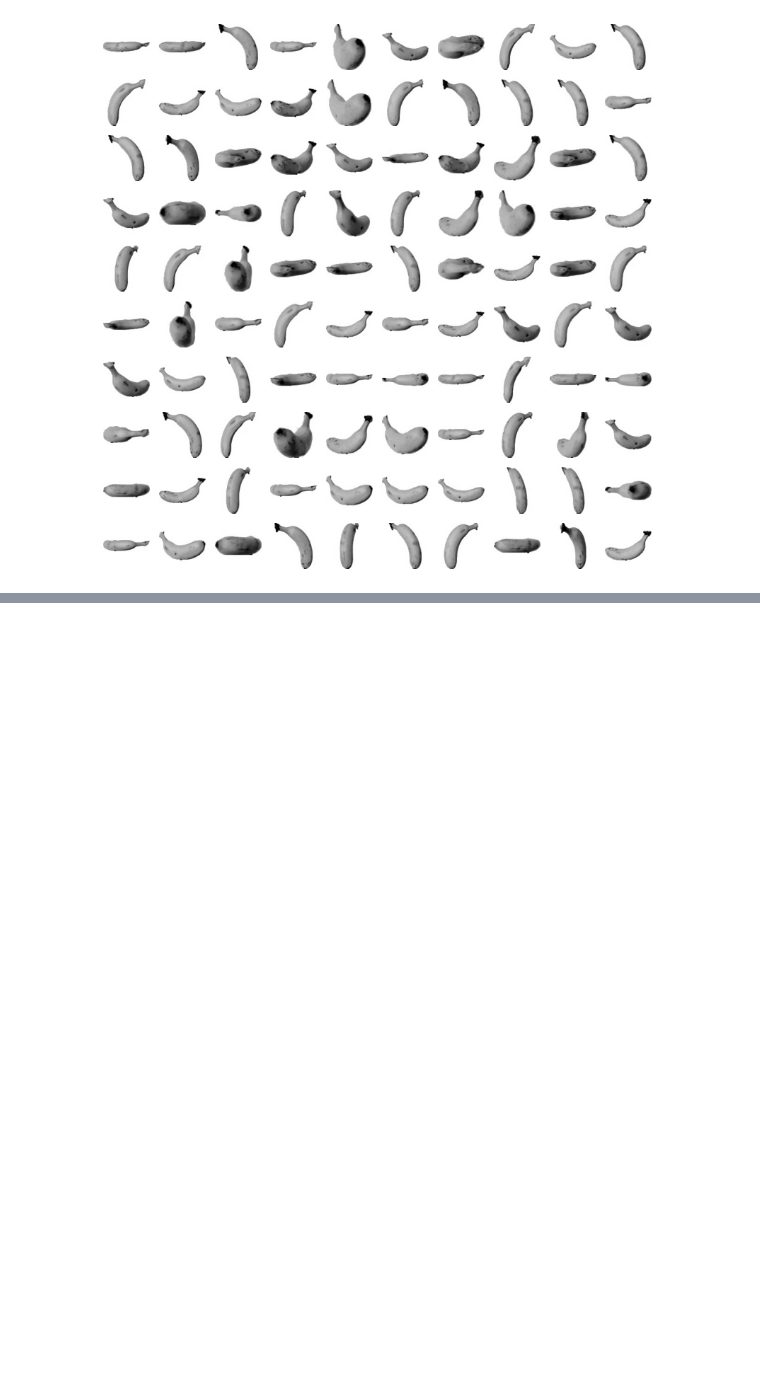
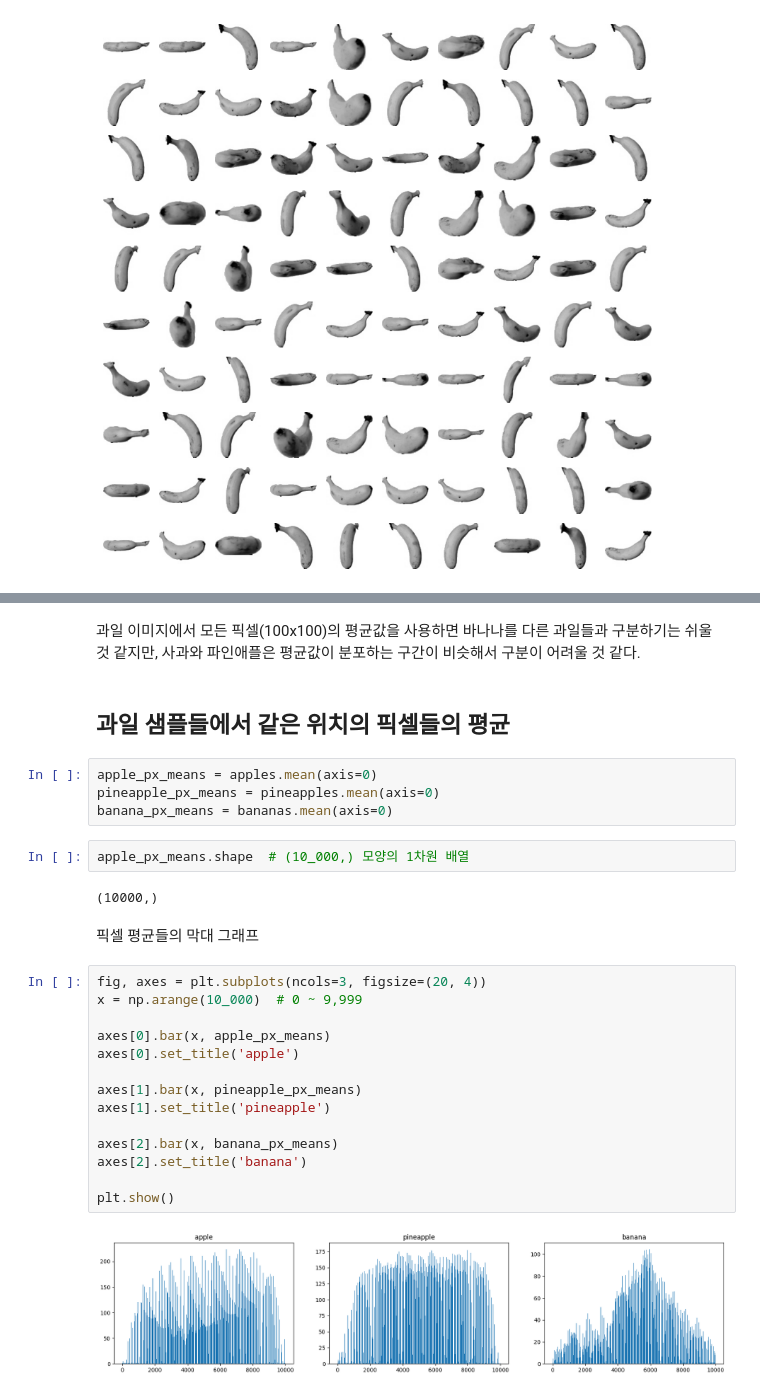
Before and after one commit to JakeOh/202605_BD57, a Jupyter notebook: lab_ml/ml14_clustering.ipynb, the cells around one changed output, grey strips where cells are left out. Cells and saved outputs as stored; diff of their text form; blank space fills up the shorter version.

```diff
--- a/lab_ml/ml14_clustering.ipynb
+++ b/lab_ml/ml14_clustering.ipynb
@@ -105,0 +151,30 @@ plot_img_array(fruits[200:])
+# %% [markdown]
+과일 이미지에서 모든 픽셀(100x100)의 평균값을 사용하면 바나나를 다른 과일들과 구분하기는 쉬울 것 같지만, 사과와 파인애플은 평균값이 분포하는 구간이 비슷해서 구분이 어려울 것 같다.
+# %% [markdown]
+## 과일 샘플들에서 같은 위치의 픽셀들의 평균
+# %%
+apple_px_means = apples.mean(axis=0)
+pineapple_px_means = pineapples.mean(axis=0)
+banana_px_means = bananas.mean(axis=0)
+# %%
+apple_px_means.shape  # (10_000,) 모양의 1차원 배열
+# %% [output]
+(10000,)
+# %% [markdown]
+픽셀 평균들의 막대 그래프
+# %%
+fig, axes = plt.subplots(ncols=3, figsize=(20, 4))
+x = np.arange(10_000)  # 0 ~ 9,999
+
+axes[0].bar(x, apple_px_means)
+axes[0].set_title('apple')
+
+axes[1].bar(x, pineapple_px_means)
+axes[1].set_title('pineapple')
+
+axes[2].bar(x, banana_px_means)
+axes[2].set_title('banana')
+
+plt.show()
+# %% [output]
+[figure, added]
```
Also changed, not shown: parts of 11 cells of this notebook.
